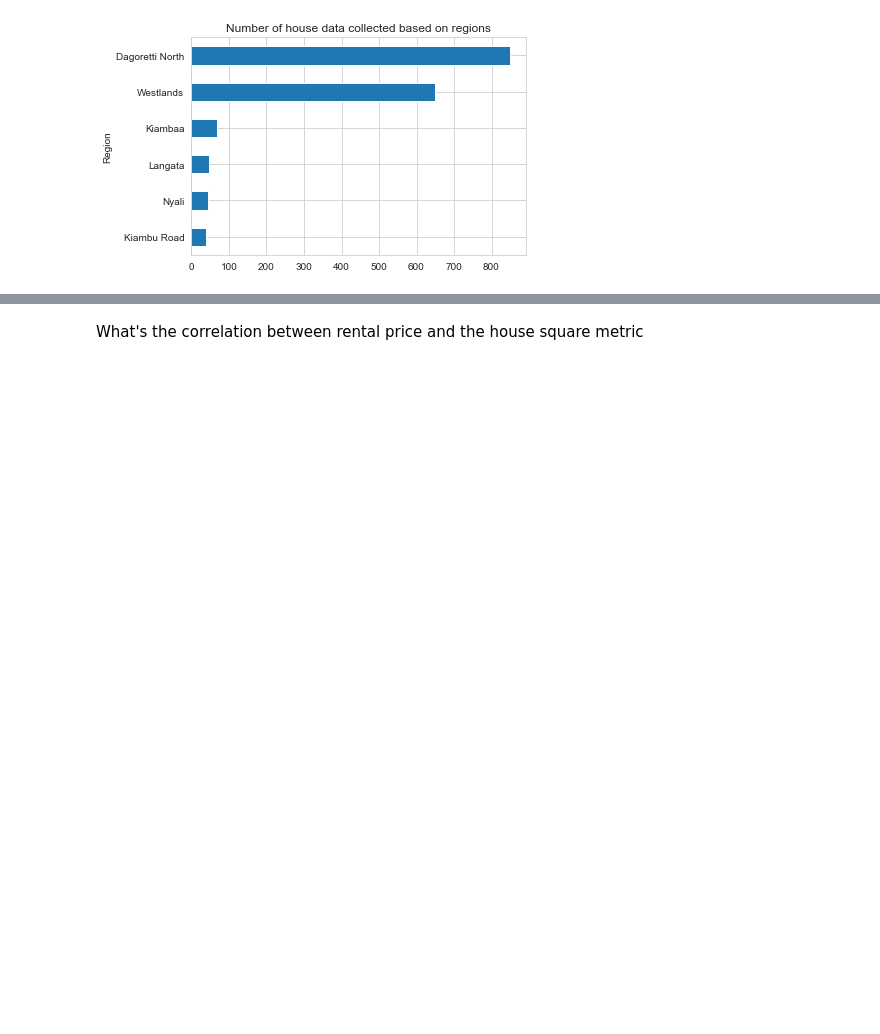
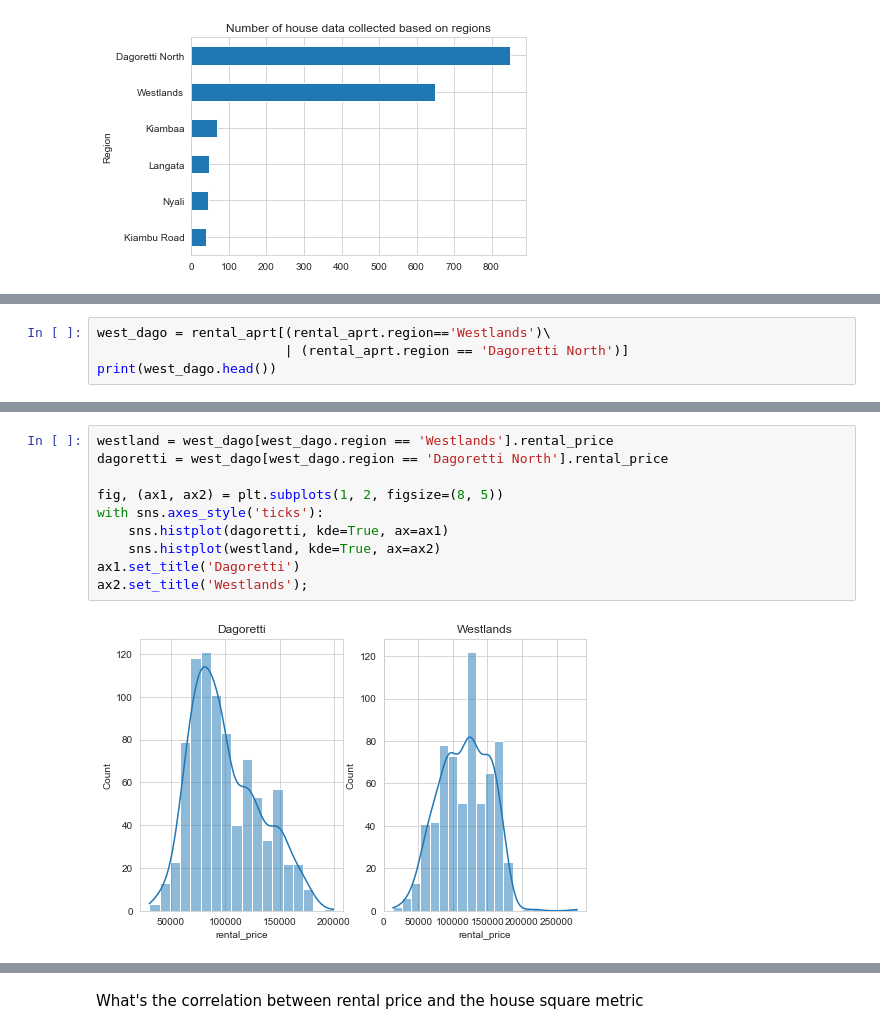
Before and after one commit to Demiga-g/rental-prices-kenya, a Jupyter notebook: Rentals in Nairobi.ipynb, the cells around one changed output, grey strips where cells are left out. Cells and saved outputs as stored; diff of their text form; blank space fills up the shorter version.

```diff
--- a/Rentals in Nairobi.ipynb
+++ b/Rentals in Nairobi.ipynb
@@ -291,0 +296,4 @@ plt.show()
+# %%
+west_dago = rental_aprt[(rental_aprt.region=='Westlands')\
+                        | (rental_aprt.region == 'Dagoretti North')]
+print(west_dago.head())
@@ -291,0 +306,12 @@ plt.show()
+# %%
+westland = west_dago[west_dago.region == 'Westlands'].rental_price
+dagoretti = west_dago[west_dago.region == 'Dagoretti North'].rental_price
+
+fig, (ax1, ax2) = plt.subplots(1, 2, figsize=(8, 5))
+with sns.axes_style('ticks'):
+    sns.histplot(dagoretti, kde=True, ax=ax1)
+    sns.histplot(westland, kde=True, ax=ax2)
+ax1.set_title('Dagoretti')
+ax2.set_title('Westlands');
+# %% [output]
+[figure, added]
```
Also changed, not shown: parts of 19 cells of this notebook.
